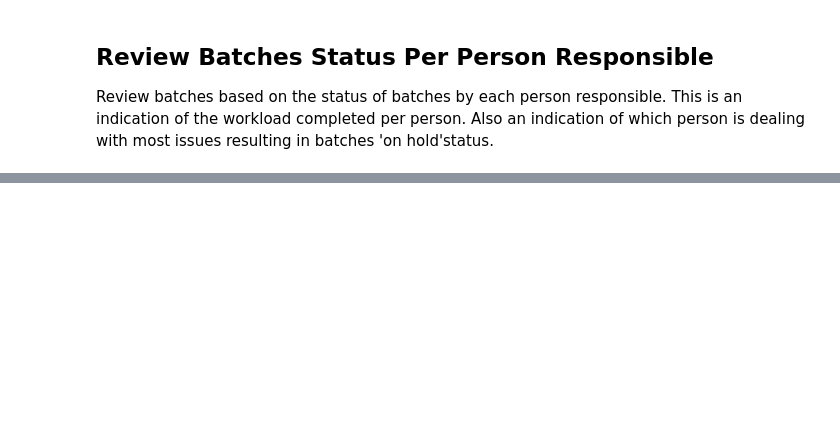
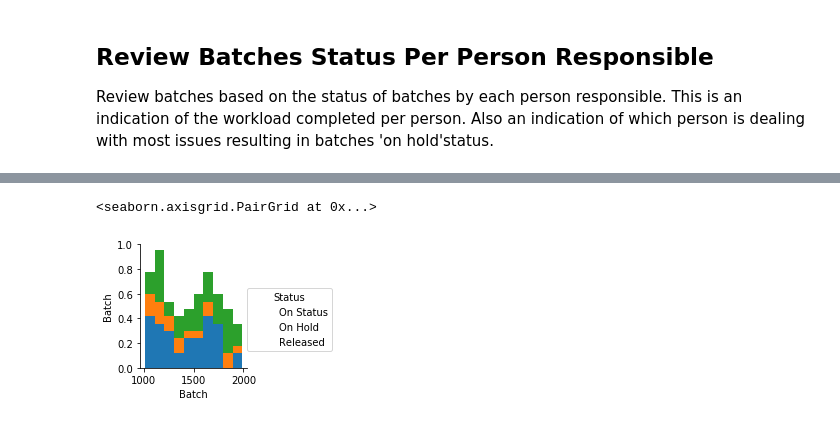
Before and after one commit to GraceAKelly/Randomdataset, a Jupyter notebook: Random Data Set Generation.ipynb, the cells around one changed output, grey strips where cells are left out. Drawn from its saved outputs; the diff is of its cells as text; code cells hidden in the pictures; blank space fills up the shorter version.

Commit message:
Add pairplot

```diff
--- a/Random Data Set Generation.ipynb
+++ b/Random Data Set Generation.ipynb
@@ -117,0 +175,5 @@ df.groupby(['Location', 'Status']).size().unstack().plot(kind='bar', stacked=Tru
+# %%
+sns.pairplot(df, hue="Status")
+# %% [output]
+<seaborn.axisgrid.PairGrid at 0x...>
+[figure, added]
```
Also changed, not shown: parts of 18 cells of this notebook.
